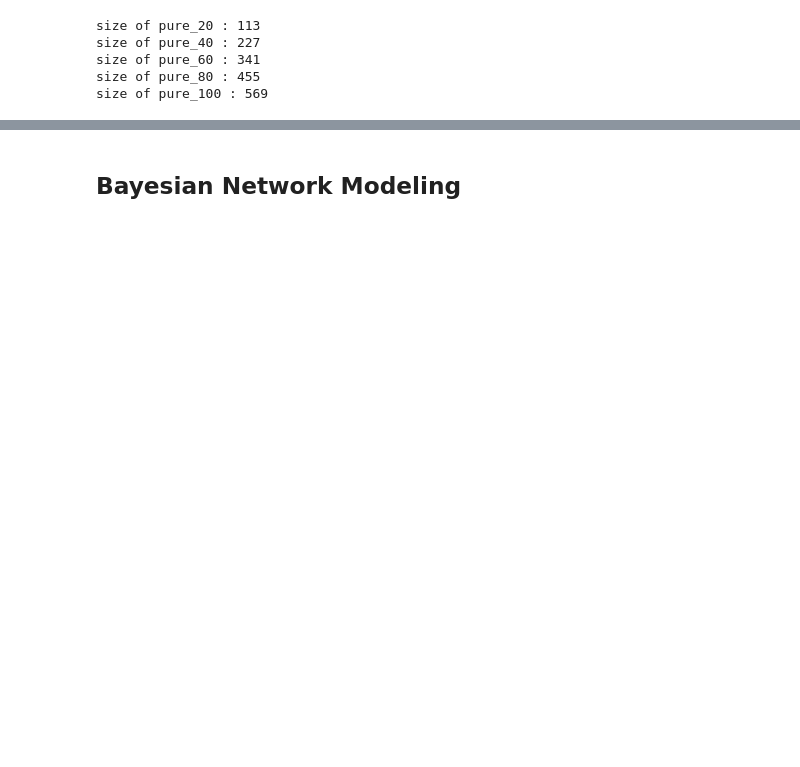
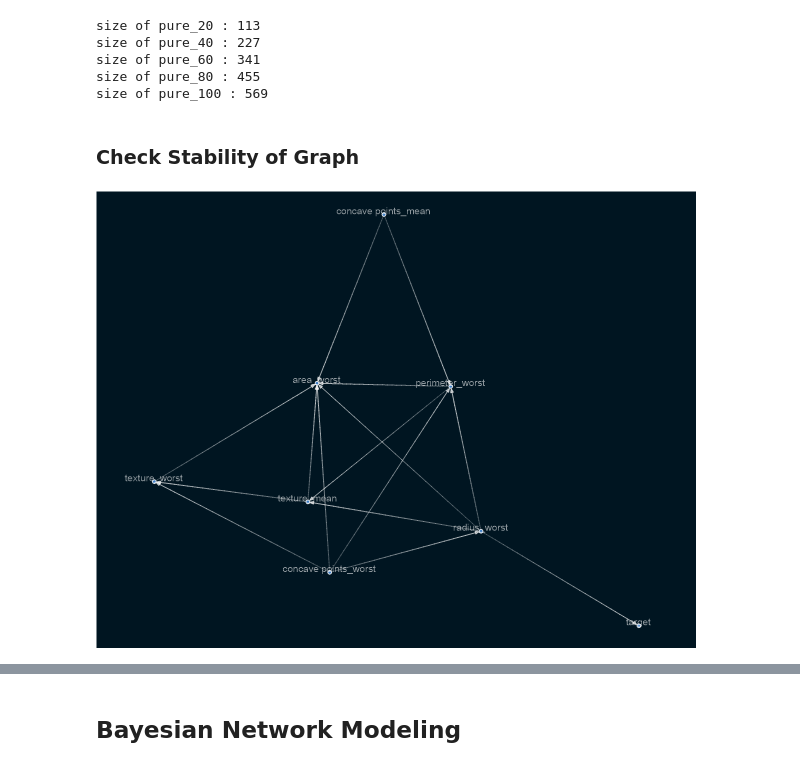
Before and after one commit to benbel376/causal_graph, a Jupyter notebook: notebooks/modeling.ipynb, the cells around one changed output, grey strips where cells are left out. Saved outputs shown, nothing was run; the diff lists cells and outputs as text; code cells hidden in the pictures; blank space fills up the shorter version.

Commit message:
generate graphs and compare

```diff
--- a/notebooks/modeling.ipynb
+++ b/notebooks/modeling.ipynb
@@ -212,3 +212,9 @@ sm20 = from_pandas(pure_20, tabu_parent_nodes=["target"])
 sm40 = from_pandas(pure_40, tabu_parent_nodes=["target"])
 sm60 = from_pandas(pure_60, tabu_parent_nodes=["target"])
 sm80 = from_pandas(pure_80, tabu_parent_nodes=["target"])
+# %% [markdown]
+### Check Stability of Graph
+# %%
+plot_graph(ground_truth, 0.1)
+# %% [output]
+[figure, added]
```
Also changed, not shown: parts of 5 cells of this notebook.
